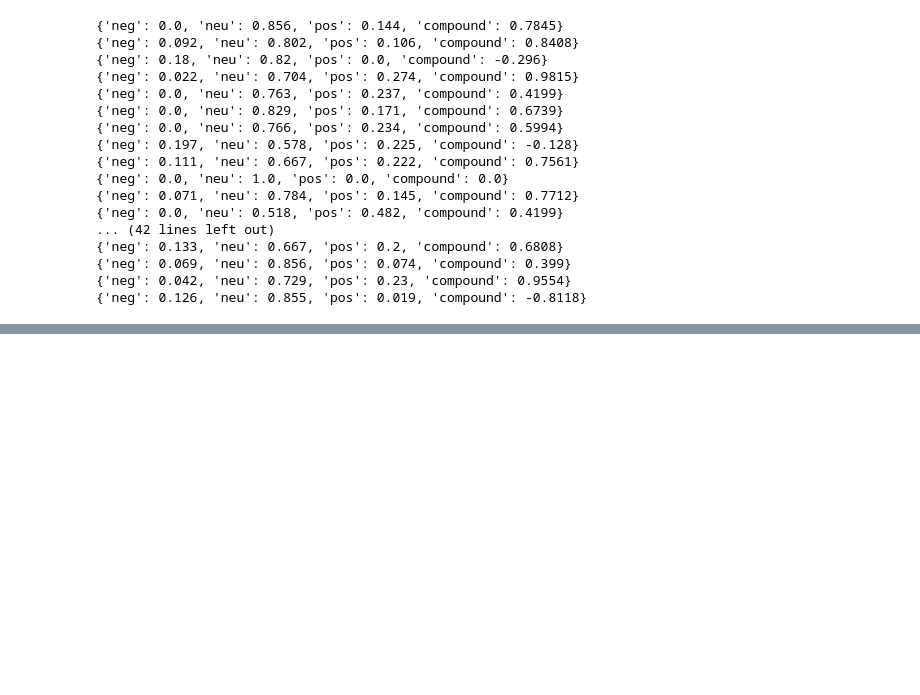
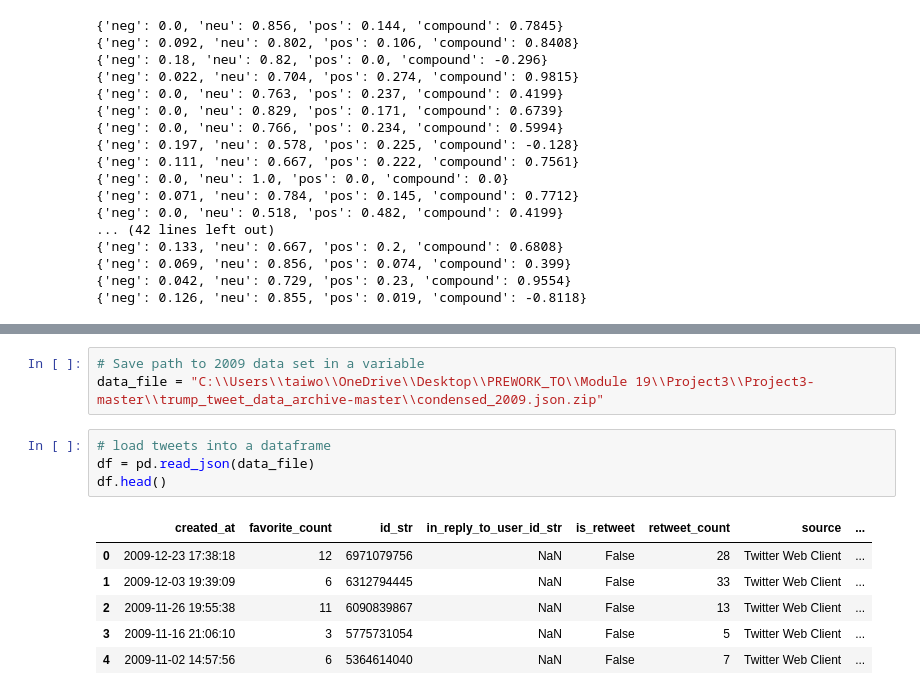
Before and after one commit to dorisep/Project3, a Jupyter notebook: NLP vader.ipynb, the cells around one changed output, grey strips where cells are left out. Drawn from its saved outputs; the diff is of its cells as text; blank space fills up the shorter version.

```diff
--- a/NLP vader.ipynb
+++ b/NLP vader.ipynb
@@ -512,0 +560,14 @@ for sentence in sentences:
+# %%
+# Save path to 2009 data set in a variable
+data_file = "C:\\Users\\taiwo\\OneDrive\\Desktop\\PREWORK_TO\\Module 19\\Project3\\Project3-master\\trump_tweet_data_archive-master\\condensed_2009.json.zip"
+# %%
+# load tweets into a dataframe
+df = pd.read_json(data_file)
+df.head()
+# %% [output]
+|  | created_at | favorite_count | id_str | in_reply_to_user_id_str | is_retweet | retweet_count | source | ... |
+| 0 | 2009-12-23 17:38:18 | 12 | 6971079756 | NaN | False | 28 | Twitter Web Client | ... |
+| 1 | 2009-12-03 19:39:09 | 6 | 6312794445 | NaN | False | 33 | Twitter Web Client | ... |
+| 2 | 2009-11-26 19:55:38 | 11 | 6090839867 | NaN | False | 13 | Twitter Web Client | ... |
+| 3 | 2009-11-16 21:06:10 | 3 | 5775731054 | NaN | False | 5 | Twitter Web Client | ... |
+| 4 | 2009-11-02 14:57:56 | 6 | 5364614040 | NaN | False | 7 | Twitter Web Client | ... |
```
Also changed, not shown: parts of 17 cells of this notebook.
